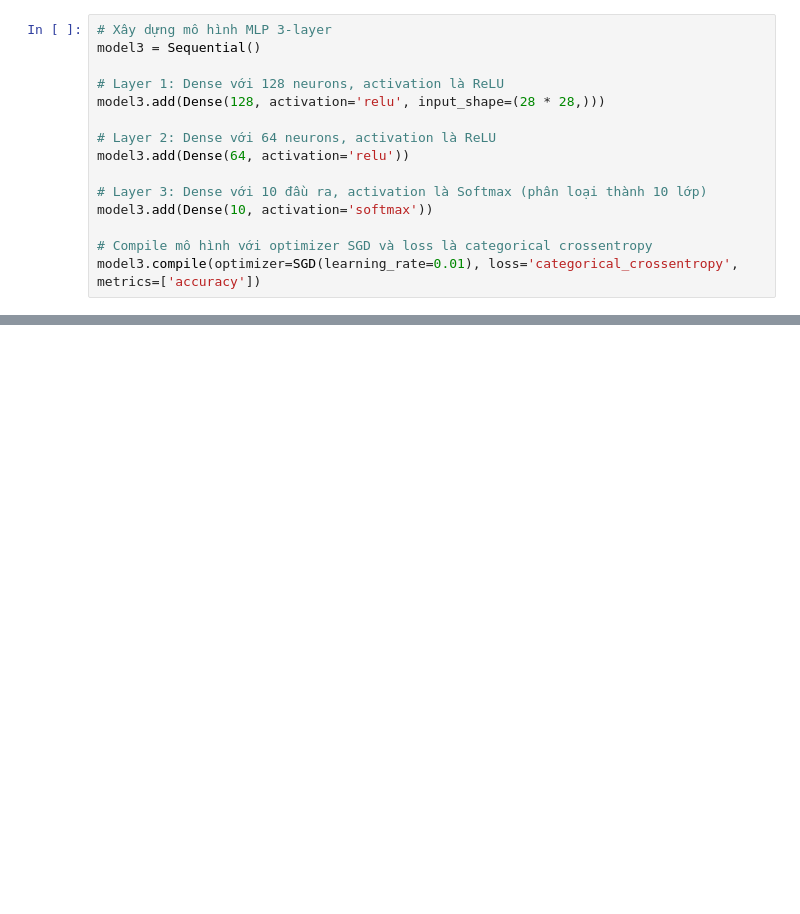
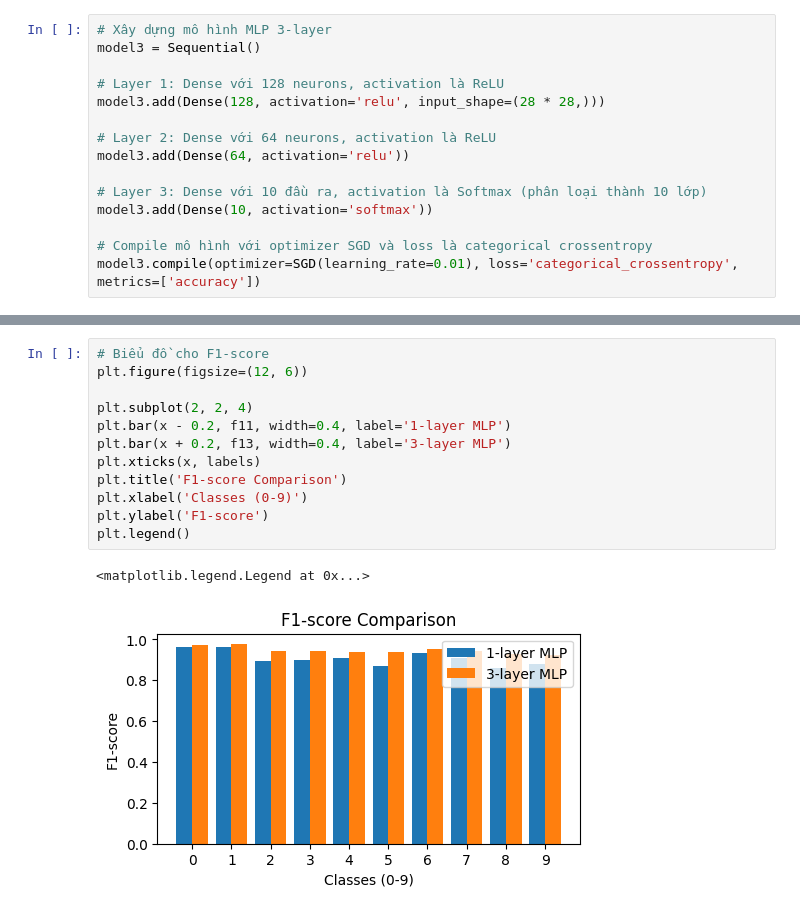
Before and after one commit to hoangharu2002/DS201---Deep-Learning-trong-Khoa-h-c-d--li-u, a Jupyter notebook: Bài TH1/sample.ipynb, the cells around one changed output, grey strips where cells are left out. Cells and saved outputs as stored; diff of their text form; blank space fills up the shorter version.

```diff
--- a/Bài TH1/sample.ipynb
+++ b/Bài TH1/sample.ipynb
@@ -167,0 +203,15 @@ Class 9: Precision: 0.9503, Recall: 0.9277, F1-score: 0.9388
+# %%
+# Biểu đồ cho F1-score
+plt.figure(figsize=(12, 6))
+
+plt.subplot(2, 2, 4)
+plt.bar(x - 0.2, f11, width=0.4, label='1-layer MLP')
+plt.bar(x + 0.2, f13, width=0.4, label='3-layer MLP')
+plt.xticks(x, labels)
+plt.title('F1-score Comparison')
+plt.xlabel('Classes (0-9)')
+plt.ylabel('F1-score')
+plt.legend()
+# %% [output]
+<matplotlib.legend.Legend at 0x...>
+[figure, added]
```
Also changed, not shown: parts of 9 cells of this notebook, 3 other files.
